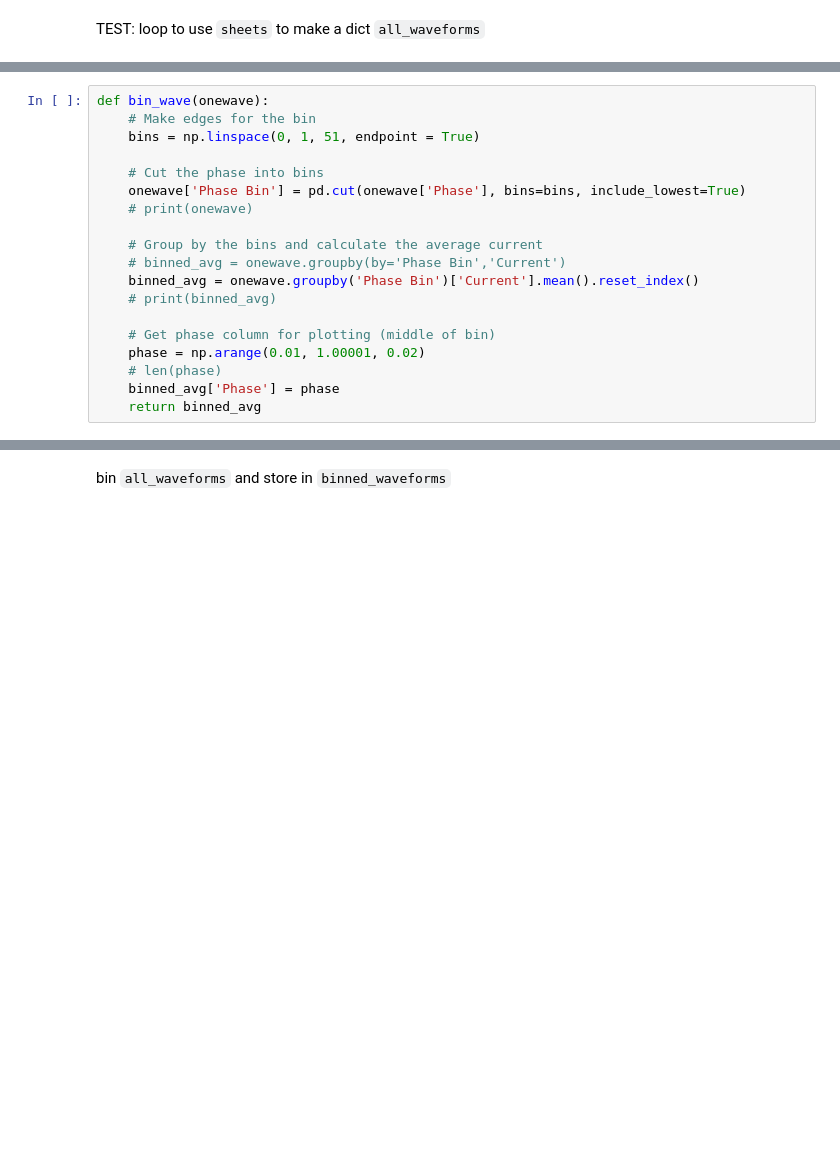
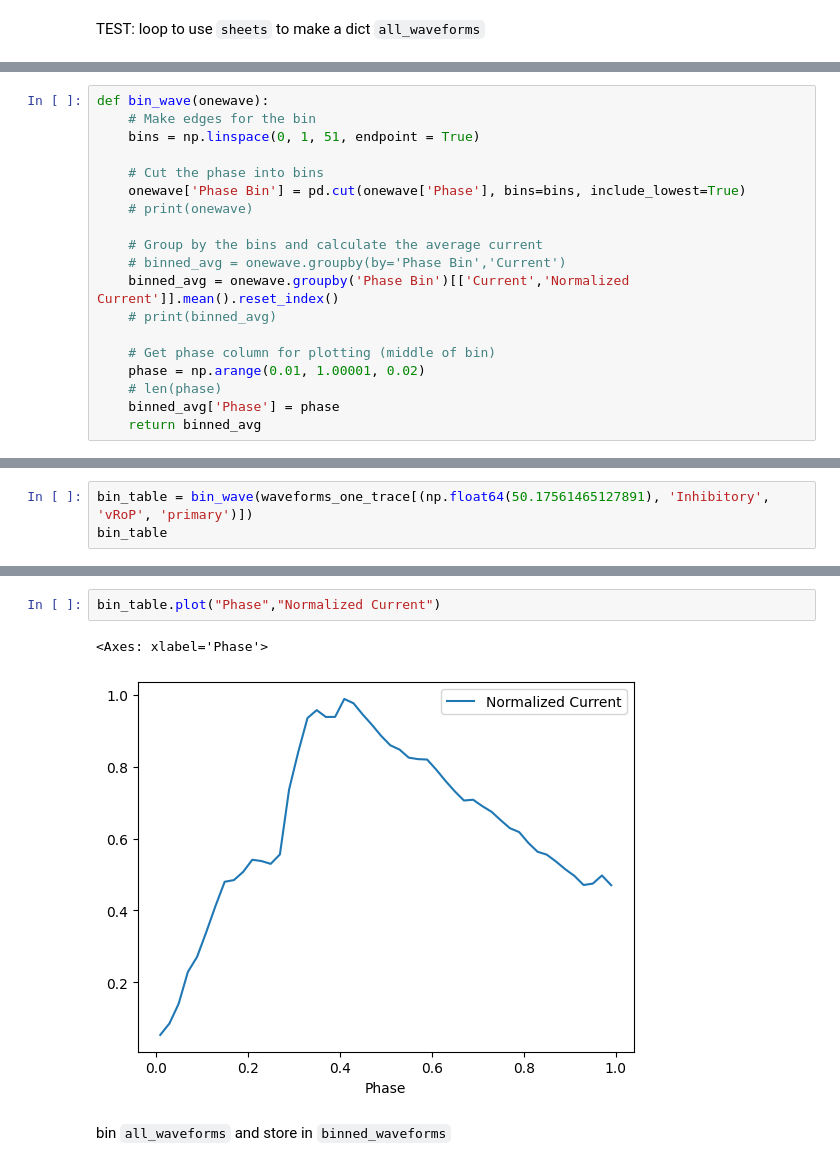
Before and after one commit to haleycab/murray-neuroscience-lab, a Jupyter notebook: all_function.ipynb, the cells around one changed output, grey strips where cells are left out. Saved outputs shown, nothing was run; the diff lists cells and outputs as text; blank space fills up the shorter version.

```diff
--- a/all_function.ipynb
+++ b/all_function.ipynb
@@ -187,7 +423,7 @@ def bin_wave(onewave):
 
     # Group by the bins and calculate the average current
     # binned_avg = onewave.groupby(by='Phase Bin','Current')
-    binned_avg = onewave.groupby('Phase Bin')['Current'].mean().reset_index()
+    binned_avg = onewave.groupby('Phase Bin')[['Current','Normalized Current']].mean().reset_index()
     # print(binned_avg)
 
     # Get phase column for plotting (middle of bin)
@@ -197,0 +454,3 @@ def bin_wave(onewave):
+# %%
+bin_table = bin_wave(waveforms_one_trace[(np.float64(50.17561465127891), 'Inhibitory', 'vRoP', 'primary')])
+bin_table
@@ -198,3 +475,8 @@ def bin_wave(onewave):
+# %%
+bin_table.plot("Phase","Normalized Current")
+# %% [output]
+<Axes: xlabel='Phase'>
+[figure, added]
 # %% [markdown]
 bin `all_waveforms` and store in `binned_waveforms`
 # %%
```
Also changed, not shown: parts of 24 cells of this notebook, 5 other files.
